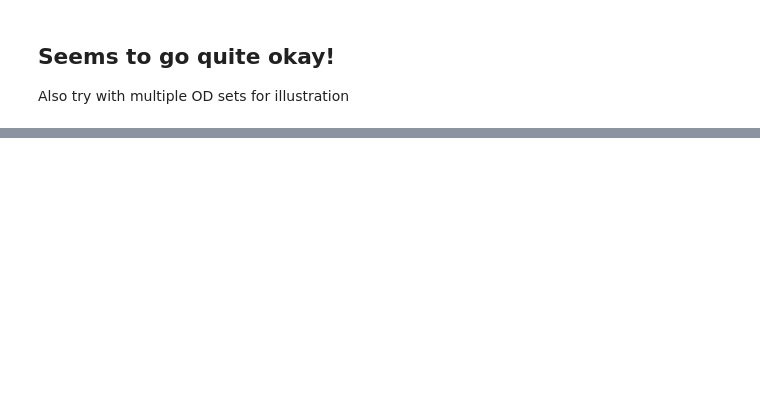
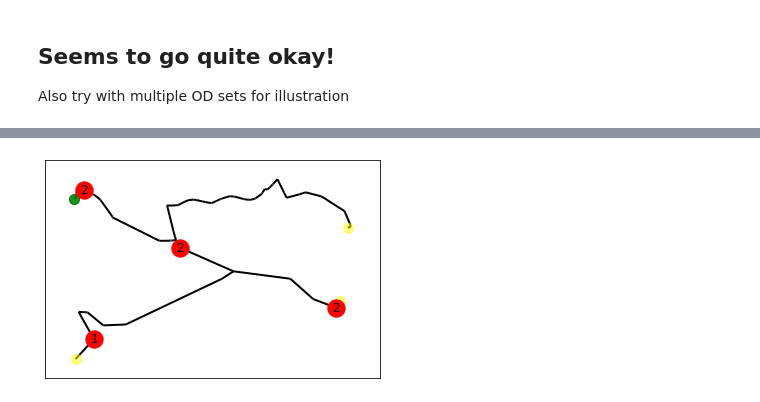
Before and after one commit to fabiandriessen/Thesis, a Jupyter notebook: Waterway_network_test.ipynb, the cells around one changed output, grey strips where cells are left out. Saved outputs shown, nothing was run; the diff lists cells and outputs as text; code cells hidden in the pictures; blank space fills up the shorter version.

Commit message:
Visualization updated

```diff
--- a/Waterway_network_test.ipynb
+++ b/Waterway_network_test.ipynb
@@ -202,2 +203,6 @@ plt.show()
 # %%
 OD_list = [("8864461", "8860547", 30), ("8864461", "8862620", 20), ("8864461", "8860687", 10)]
+# %%
+visualize_placement(G, OD_list, optimal_facilities, False)
+# %% [output]
+[figure, added]
```
Also changed, not shown: parts of 11 cells of this notebook, 5 other files.
